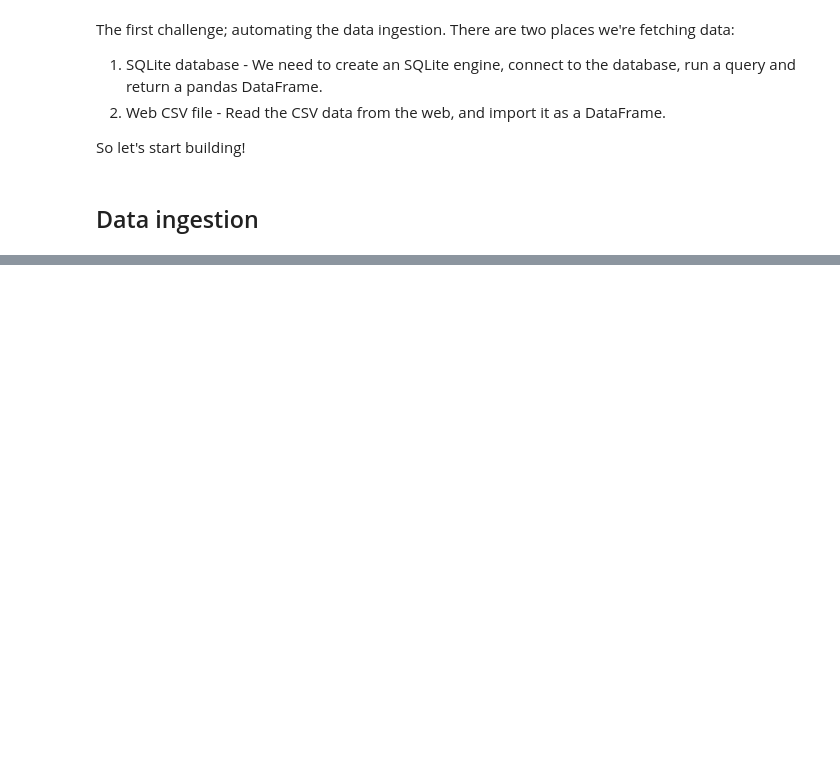
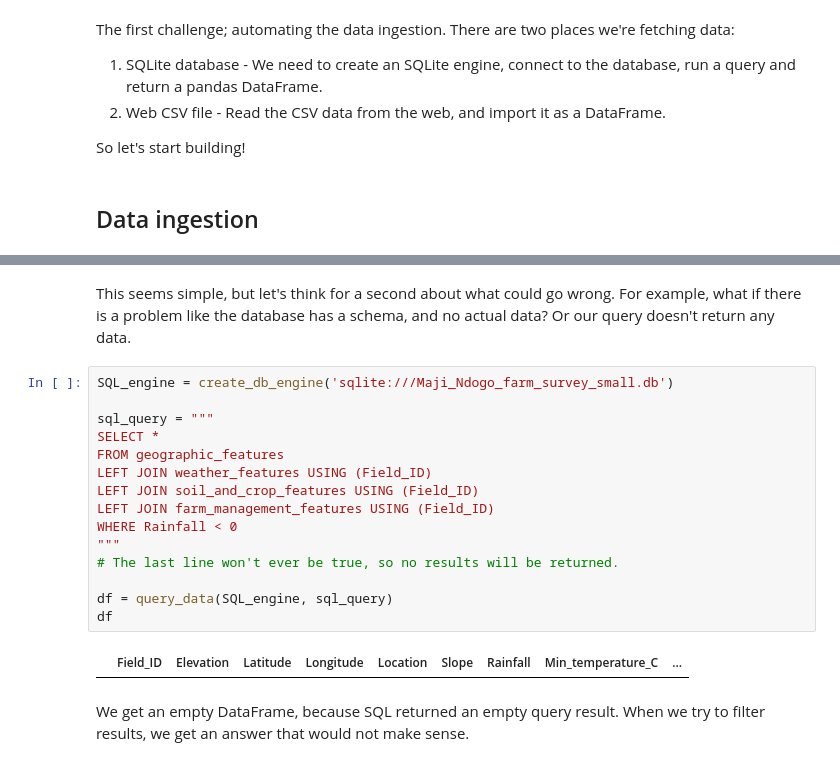
Before and after one commit to EbrahemHassan132/data_processing, a Jupyter notebook: Validating_data_notebook.ipynb, the cells around one changed output, grey strips where cells are left out. Drawn from its saved outputs; the diff is of its cells as text; blank space fills up the shorter version.

```diff
--- a/Validating_data_notebook.ipynb
+++ b/Validating_data_notebook.ipynb
@@ -144,0 +198,21 @@ So let's start building!
+# %% [markdown]
+This seems simple, but let's think for a second about what could go wrong. For example, what if there is a problem like the database has a schema, and no actual data? Or our query doesn't return any data.
+# %%
+SQL_engine = create_db_engine('sqlite:///Maji_Ndogo_farm_survey_small.db')
+
+sql_query = """
+SELECT *
+FROM geographic_features
+LEFT JOIN weather_features USING (Field_ID)
+LEFT JOIN soil_and_crop_features USING (Field_ID)
+LEFT JOIN farm_management_features USING (Field_ID)
+WHERE Rainfall < 0
+"""
+# The last line won't ever be true, so no results will be returned.
+
+df = query_data(SQL_engine, sql_query)
+df
+# %% [output]
+|  | Field_ID | Elevation | Latitude | Longitude | Location | Slope | Rainfall | Min_temperature_C | ... |
+# %% [markdown]
+We get an empty DataFrame, because SQL returned an empty query result. When we try to filter results, we get an answer that would not make sense.
```
Also changed, not shown: parts of 14 cells of this notebook, 2 other files.
